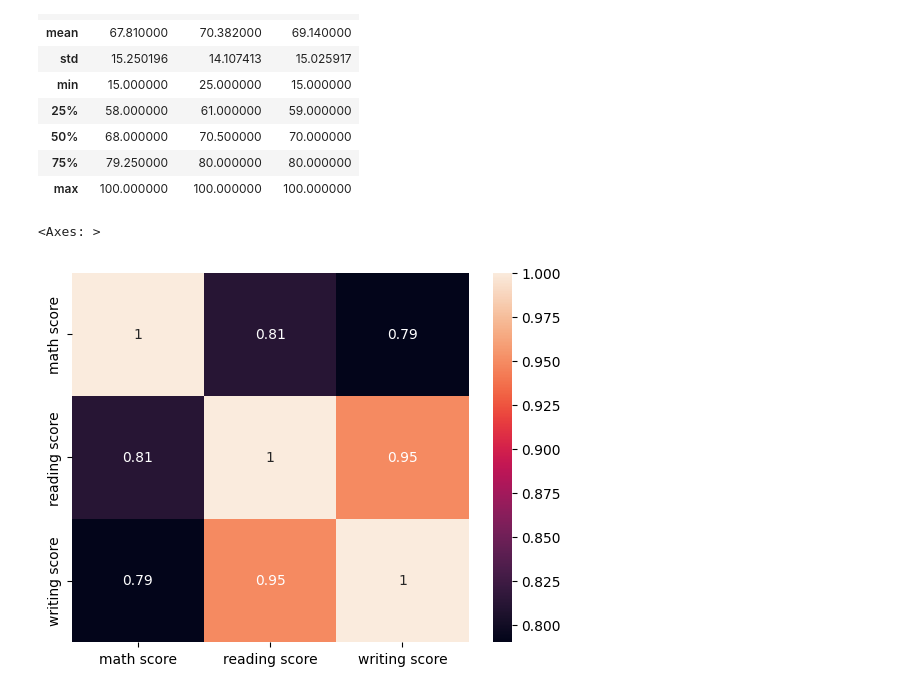
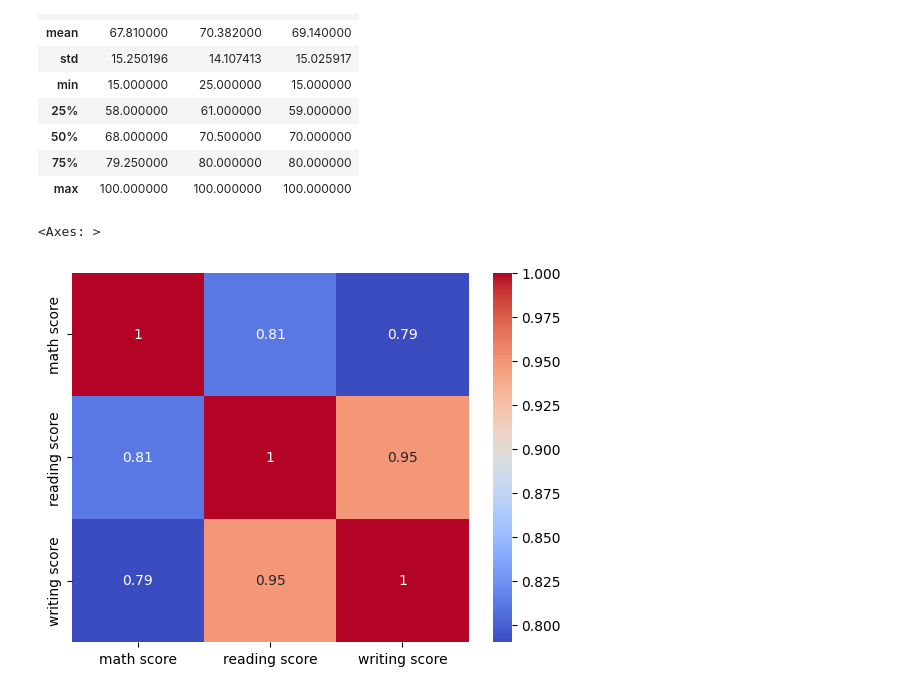
Before and after one commit to DanielPopoola/data-science-projects, a Jupyter notebook: Student-Performance-Prediction.ipynb, the cells around one changed output. Cells and saved outputs as stored; diff of their text form; code cells hidden in the pictures.

Commit message:
Heatmap modification

```diff
--- a/Student-Performance-Prediction.ipynb
+++ b/Student-Performance-Prediction.ipynb
@@ -123,7 +123,7 @@ data[tests].describe()
 | 75% | 79.250000 | 80.000000 | 80.000000 |
 | max | 100.000000 | 100.000000 | 100.000000 |
 # %%
-sns.heatmap(data[tests].corr(), annot=True)
+sns.heatmap(data[tests].corr(), annot=True,cmap='coolwarm')
 # %% [output]
 <Axes: >
-[figure, old version]
+[figure, new version]
```
